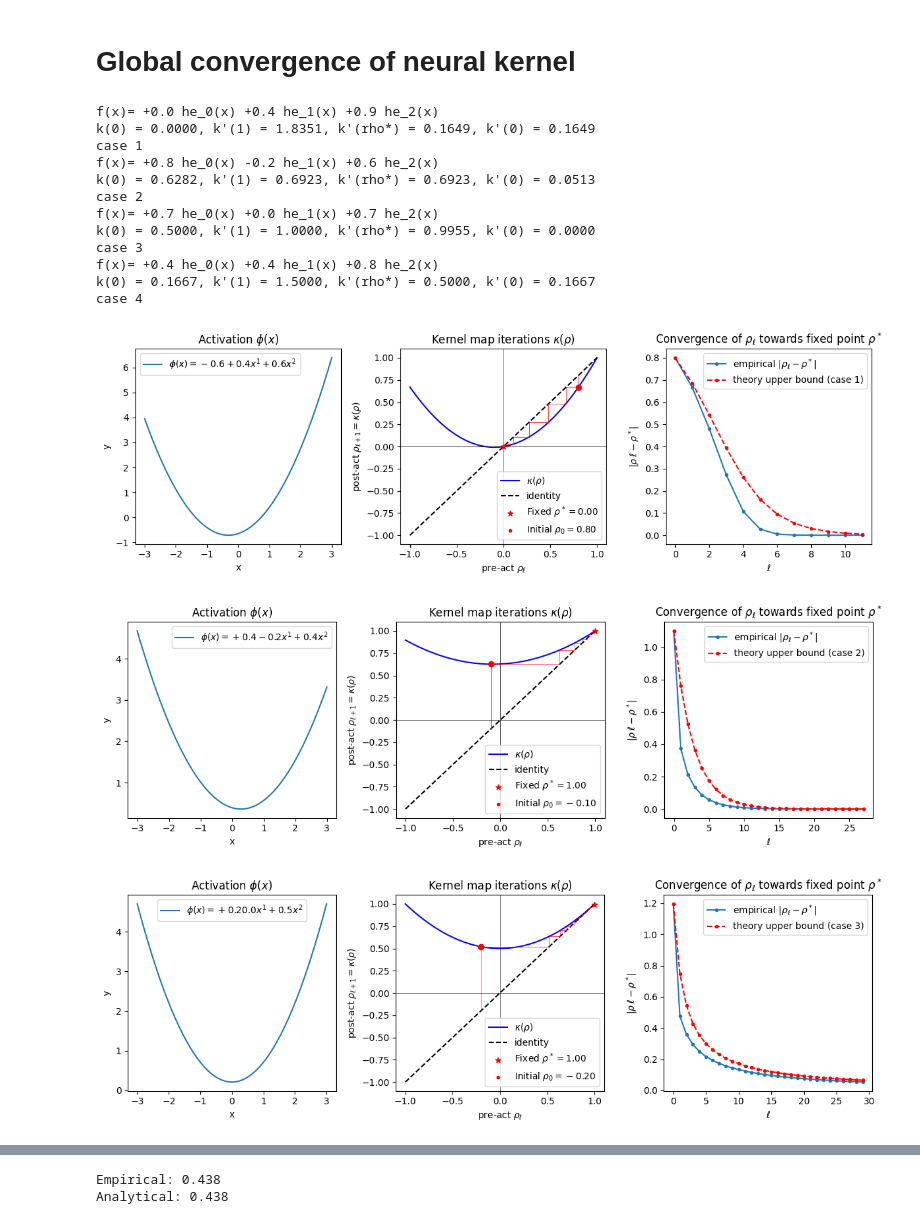
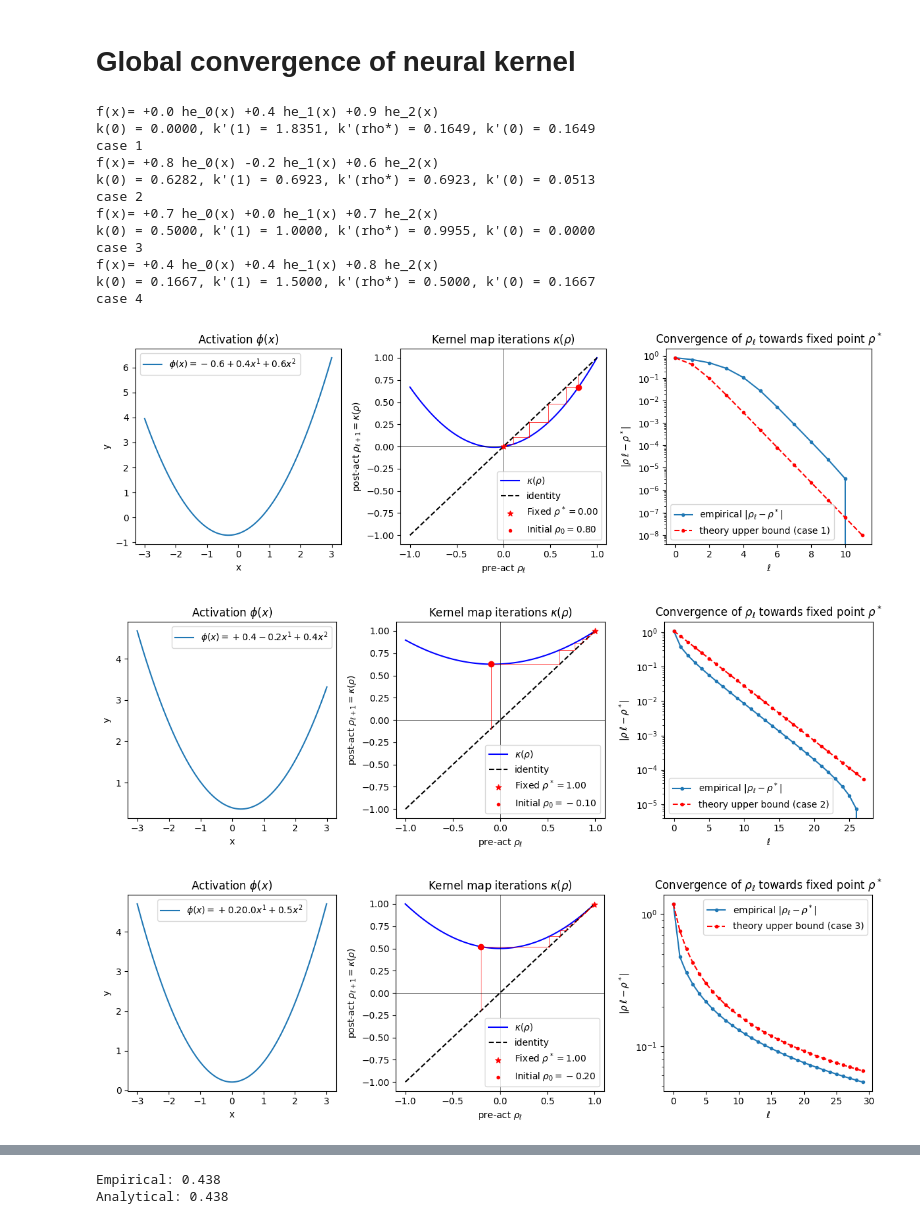
Before and after one commit to ratschlab/phd-thesis-amir, a Jupyter notebook: evaluations/evaluate.ipynb, the cells around one changed output, grey strips where cells are left out. Saved outputs shown, nothing was run; the diff lists cells and outputs as text; code cells hidden in the pictures.

```diff
--- a/evaluations/evaluate.ipynb
+++ b/evaluations/evaluate.ipynb
@@ -251,6 +251,7 @@ def convergence_bound(kappa, kappa_prime, rho0,eps=1e-4):
         # bound = (x0 * alpha ) / (1-x0 + x0 * alpha )
         alpha = (1.0/k_prime_1)
         alpha = 1/(2-k_prime_0)
+        alpha = k_prime_0
         bound = x0 * alpha **ls / (1-x0 + x0 * alpha**ls)
     else:
         if k_prime_1 < 1-eps: # k_prime_1 < 1
@@ -264,8 +265,10 @@ def convergence_bound(kappa, kappa_prime, rho0,eps=1e-4):
         else: # k_prime_1 > 1
             case = ('case 4')
             alpha1 = (1-rho_star)/(2-k_prime_star)
+            alpha1 = k_prime_star
             alpha2 = k_prime_star
             alpha3 = 1-k0
+            alpha3 = (1-k0-k_prime_0)
             alpha = max([alpha1,alpha2,alpha3])
             bound = (abs(rho0-rho_star) * alpha**ls) / (1 - abs(rho0) + abs(rho0) * alpha**ls)
 
@@ -525,33 +528,34 @@ for n in range(4):
     print(f"f(x)={''.join(f'{' +' if c>=0 else ' -'}{abs(c):.1f} he_{i}(x)' for i,c in enumerate(coefs))}")
 
     kernel_name = coefs2kernel_name(coefs)
     kernel_name = '\\kappa(\\rho)'
 
     kappa = kernel_map(coefs)
     kappa_prime = kernel_map(coefs,1)
 
     plt.figure(figsize=(12,4))
     plt.subplot(1, 3, 1)
     plot_activation(f, act_name)
     plt.tight_layout()
     plt.subplot(1, 3, 3)
     convergence_bound(kappa, kappa_prime, rho0, eps=1e-2)
+    plt.yscale('log')
     plt.subplot(1, 3, 2)
     plot_fixed_point_iteration(kappa, rho0, -1,1, kernel_name=kernel_name)
     plt.savefig(f'images/kernel_map_convergence_case_{n}.pdf')
 # %% [output]
 f(x)= +0.0 he_0(x) +0.4 he_1(x) +0.9 he_2(x)
 k(0) = 0.0000, k'(1) = 1.8351, k'(rho*) = 0.1649, k'(0) = 0.1649
 case 1
 f(x)= +0.8 he_0(x) -0.2 he_1(x) +0.6 he_2(x)
 k(0) = 0.6282, k'(1) = 0.6923, k'(rho*) = 0.6923, k'(0) = 0.0513
 case 2
 f(x)= +0.7 he_0(x) +0.0 he_1(x) +0.7 he_2(x)
 k(0) = 0.5000, k'(1) = 1.0000, k'(rho*) = 0.9955, k'(0) = 0.0000
 case 3
 f(x)= +0.4 he_0(x) +0.4 he_1(x) +0.8 he_2(x)
 k(0) = 0.1667, k'(1) = 1.5000, k'(rho*) = 0.5000, k'(0) = 0.1667
 case 4
-[figure, old version]
+[figure, new version]
-[figure, old version]
+[figure, new version]
-[figure, old version]
+[figure, new version]
```
Also changed, not shown: parts of 4 cells of this notebook, 13 other files.
